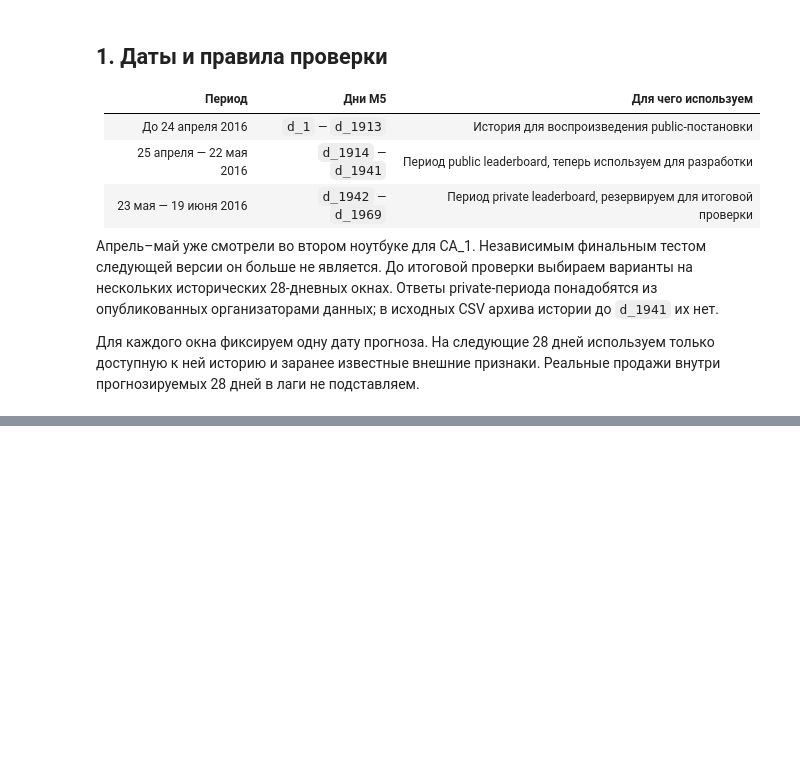
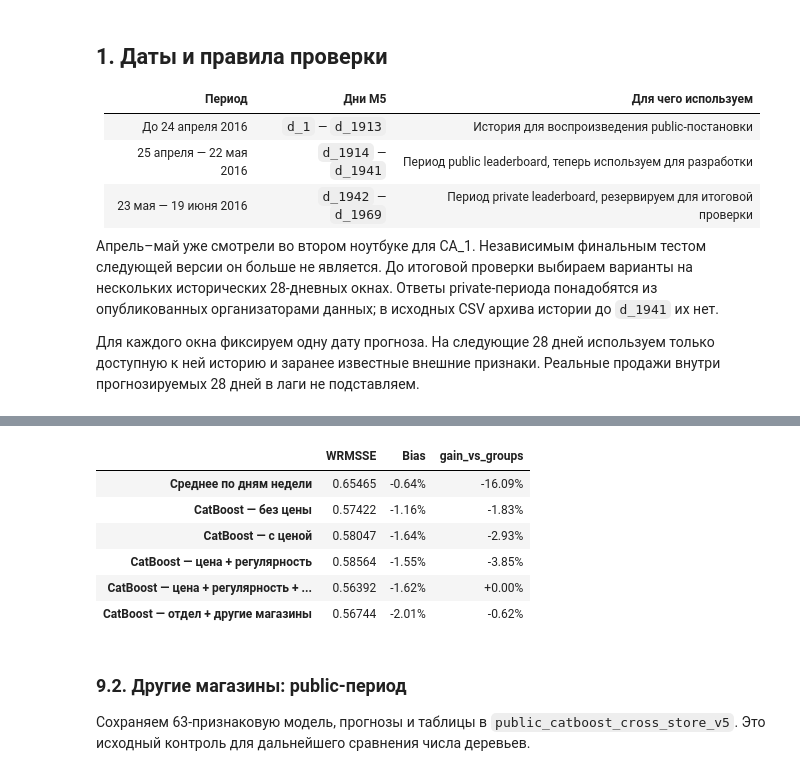
Before and after one commit to dannya220/demand-planner, a Jupyter notebook: notebooks/03_kaggle_wrmsse.ipynb, the cells around one changed output, grey strips where cells are left out. Saved outputs shown, nothing was run; the diff lists cells and outputs as text; code cells hidden in the pictures; blank space fills up the shorter version.

```diff
--- a/notebooks/03_kaggle_wrmsse.ipynb
+++ b/notebooks/03_kaggle_wrmsse.ipynb
@@ -180,0 +3228,64 @@ $$
+# %%
+print("Обучение 1/2: другие магазины, историческое окно.")
+
+cross_store_X, cross_store_y = build_feature_dataset(
+    label_cutoff=price_inner_origin,
+    feature_function=make_daily_features_with_cross_store,
+    feature_columns=cross_store_feature_columns,
+)
+
+cb_cross_store_valid_model = CatBoostRegressor(
+    **cross_store_params
+)
+
+cb_cross_store_valid_model.fit(
+    cross_store_X,
+    cross_store_y / price_target_scale,
+    cat_features=daily_categorical_features,
+    use_best_model=False,
+)
+
+del cross_store_X, cross_store_y
+gc.collect()
+
+cross_store_inner_prediction = price_predict(
+    model=cb_cross_store_valid_model,
+    origin=price_inner_origin,
+    dates=price_inner_evaluator.forecast_dates,
+    feature_function=make_daily_features_with_cross_store,
+    columns=cross_store_feature_columns,
+)
+
+cross_store_inner_metrics, cross_store_inner_report = (
+    price_evaluate(
+        price_inner_evaluator,
+        price_inner_actual,
+        cross_store_inner_prediction,
+    )
+)
+
+cross_store_history_comparison = group_history_comparison[
+    ["WRMSSE", "Bias"]
+].copy()
+
+cross_store_history_comparison.loc[cross_store_model_name] = [
+    cross_store_inner_metrics["WRMSSE"],
+    cross_store_inner_metrics["Bias"],
+]
+
+cross_store_history_comparison["gain_vs_groups"] = (
+    1
+    - cross_store_history_comparison["WRMSSE"]
+    / group_inner_metrics["WRMSSE"]
+)
+
+print("Историческое окно")
+
+display(
+    cross_store_history_comparison.style.format({
+        "WRMSSE": "{:.5f}",
+        "Bias": "{:+.2%}",
+        "gain_vs_groups": "{:+.2%}",
+    })
+)
+# %% [output]
@@ -180,0 +3302,11 @@ $$
+|  | WRMSSE | Bias | gain_vs_groups |
+| Среднее по дням недели | 0.65465 | -0.64% | -16.09% |
+| CatBoost — без цены | 0.57422 | -1.16% | -1.83% |
+| CatBoost — с ценой | 0.58047 | -1.64% | -2.93% |
+| CatBoost — цена + регулярность | 0.58564 | -1.55% | -3.85% |
+| CatBoost — цена + регулярность + ... | 0.56392 | -1.62% | +0.00% |
+| CatBoost — отдел + другие магазины | 0.56744 | -2.01% | -0.62% |
+# %% [markdown]
+### 9.2. Другие магазины: public-период
+
+Сохраняем 63-признаковую модель, прогнозы и таблицы в `public_catboost_cross_store_v5`. Это исходный контроль для дальнейшего сравнения числа деревьев.
```
Also changed, not shown: parts of 82 cells of this notebook, 49 other files.
